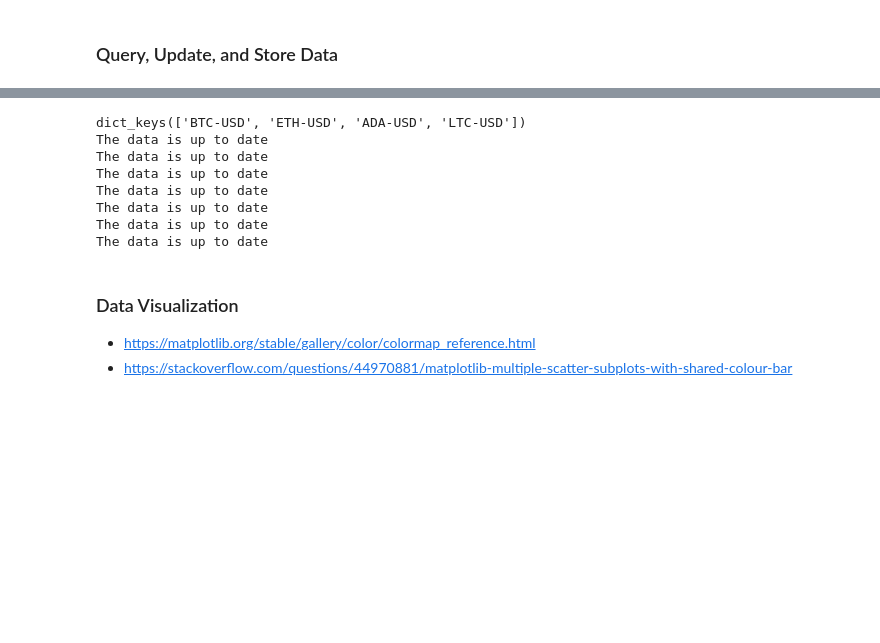
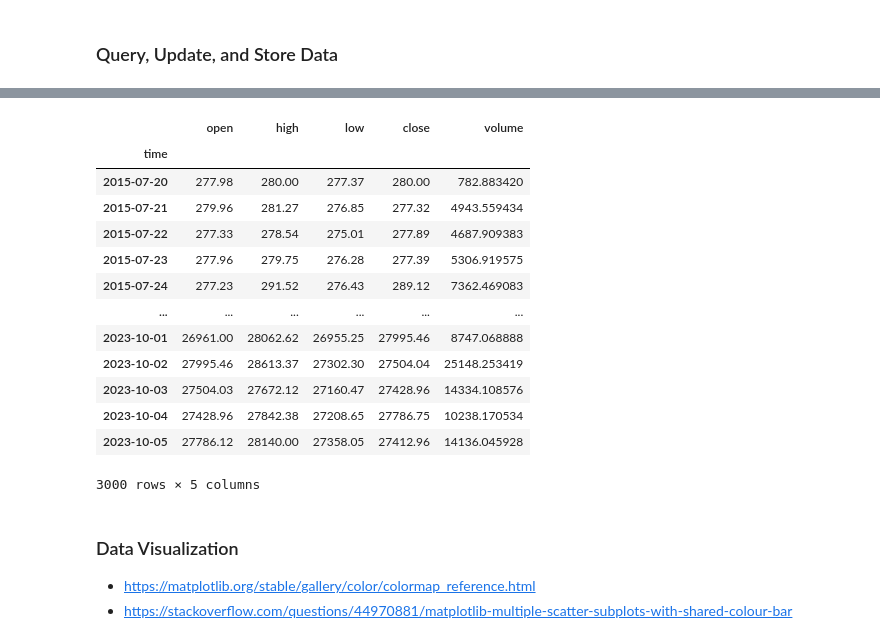
Before and after one commit to Bel-Cher/macrocrypto, a Jupyter notebook: market_data_Historic_Crypto2.ipynb, the cells around one changed output, grey strips where cells are left out. Saved outputs shown, nothing was run; the diff lists cells and outputs as text; code cells hidden in the pictures; blank space fills up the shorter version.

```diff
--- a/market_data_Historic_Crypto2.ipynb
+++ b/market_data_Historic_Crypto2.ipynb
@@ -76,7 +74,7 @@ ohlcv_dict = {
 
 # Read Data
 try:
-    print(coindata.keys())
+    print(coindata)
 except NameError:
     with open('coindata.pickle','rb') as file:
         coindata = pickle.load(file)
@@ -97,43 +95,49 @@ for coin in coin_list:
         if res_ in list(res_dict.keys()):
             resamp = ''
             if coin not in list(coindata.keys()):
                 coindata[coin]=dict()
                 coindata[coin][res_] = pd.DataFrame()
                 from_date = pd.Timestamp('2014-01-01')
             elif res_ not in list(coindata[coin].keys()):
                 coindata[coin][res_] = pd.DataFrame()
                 from_date = pd.Timestamp('2014-01-01')
             else:
                 from_date = coindata[coin][res_].last_valid_index() + pd.Timedelta(1, res_)
-            end_date = pd.Timestamp.now().floor(res_) + pd.Timedelta(-1, res_) + pd.Timedelta(+1,'T') #  For utc time and then removing timezone: .utcnow().tz_convert(None)
+            end_date = pd.Timestamp.now().floor(res_) + pd.Timedelta(-1, res_) + pd.Timedelta(+1,'T')                #  For utc time and then removing timezone: .utcnow().tz_convert(None)
             res_val = res_dict[res_]
             if from_date > end_date:
                 print('The data is up to date')
             else:
                 from_date = from_date.strftime(time_dict[res_])
                 end_date = end_date.strftime(time_dict['T'])
                 newdata = HistoricalData(coin, res_val, from_date, end_date, verbose = False).retrieve_data()
                 newdata = newdata[['open','high','low','close','volume']]
                 coindata[coin][res_] = pd.concat([coindata[coin][res_], newdata])
         elif res_ not in list(res_dict.keys()):
             # Weekly resample will include incomplete current week data
             if res_ == 'W':
                 coindata[coin][res_] = coindata[coin]['D'].resample('W-MON',label = 'left', closed='left').agg(ohlcv_dict)
 
 # Write Data
 with open('coindata.pickle','wb') as file:
     pickle.dump(coindata, file)
 
-#coindata['BTC-USD']['D']
+coindata['BTC-USD']['D']
 # %% [output]
+|  | open | high | low | close | volume |
+| time |  |  |  |  |  |
+| 2015-07-20 | 277.98 | 280.00 | 277.37 | 280.00 | 782.883420 |
+| 2015-07-21 | 279.96 | 281.27 | 276.85 | 277.32 | 4943.559434 |
+| 2015-07-22 | 277.33 | 278.54 | 275.01 | 277.89 | 4687.909383 |
+| 2015-07-23 | 277.96 | 279.75 | 276.28 | 277.39 | 5306.919575 |
+| 2015-07-24 | 277.23 | 291.52 | 276.43 | 289.12 | 7362.469083 |
+| ... | ... | ... | ... | ... | ... |
+| 2023-10-01 | 26961.00 | 28062.62 | 26955.25 | 27995.46 | 8747.068888 |
+| 2023-10-02 | 27995.46 | 28613.37 | 27302.30 | 27504.04 | 25148.253419 |
+| 2023-10-03 | 27504.03 | 27672.12 | 27160.47 | 27428.96 | 14334.108576 |
+| 2023-10-04 | 27428.96 | 27842.38 | 27208.65 | 27786.75 | 10238.170534 |
+| 2023-10-05 | 27786.12 | 28140.00 | 27358.05 | 27412.96 | 14136.045928 |
-dict_keys(['BTC-USD', 'ETH-USD', 'ADA-USD', 'LTC-USD'])
-The data is up to date
-The data is up to date
-The data is up to date
-The data is up to date
-The data is up to date
-The data is up to date
-The data is up to date
+3000 rows × 5 columns
 # %% [markdown]
 ### Data Visualization
 
```
Also changed, not shown: parts of 9 cells of this notebook.
